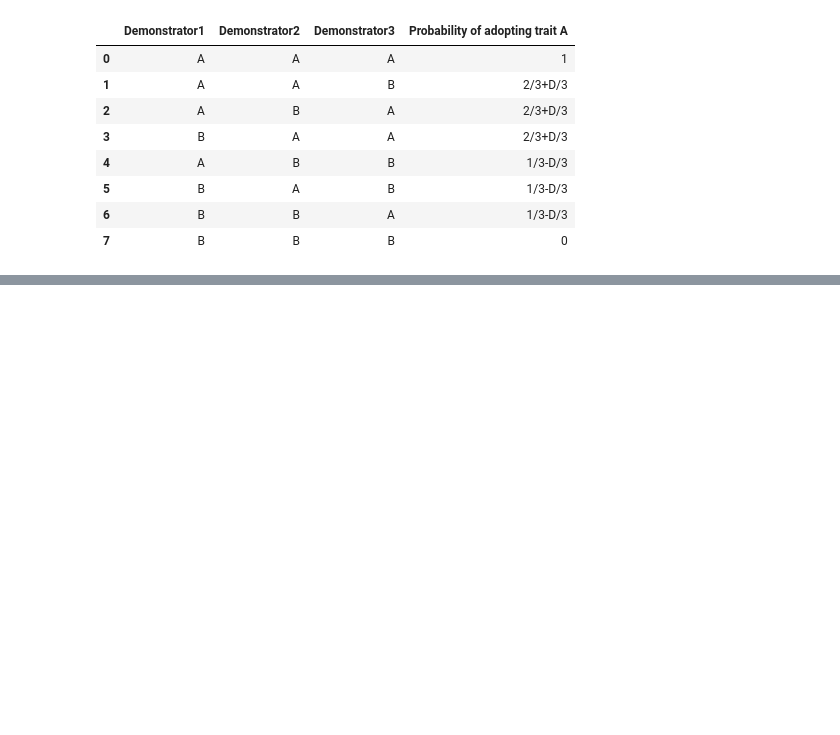
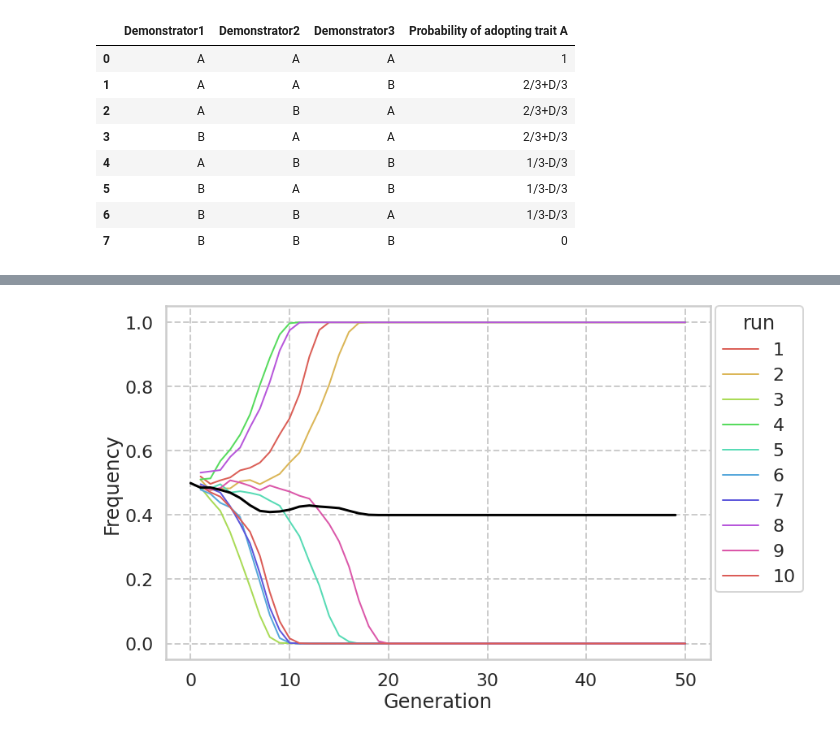
Before and after one commit to kidd000/Acerbi_Textbook, a Jupyter notebook: acerbi_CH4.ipynb, the cells around one changed output, grey strips where cells are left out. Drawn from its saved outputs; the diff is of its cells as text; code cells hidden in the pictures; blank space fills up the shorter version.

```diff
--- a/acerbi_CH4.ipynb
+++ b/acerbi_CH4.ipynb
@@ -83,3 +80,10 @@ Table
 | 5 | B | A | B | 1/3-D/3 |
 | 6 | B | B | A | 1/3-D/3 |
 | 7 | B | B | B | 0 |
+# %%
+# それぞれの行の3人のデモンストレータの形質の組み合わせの内、Aの数を取得
+demonstrators_bool = (demonstrators == "A")
+
+num_As = pd.DataFrame.sum(demonstrators_bool, axis = 1)
+
+num_As
@@ -85,0 +284,27 @@ Table
+# %%
+# 結果をプロットするための関数を定義
+import seaborn as sns
+
+def plot_multiple_runs(data_model, t_max):
+  # 体裁いじいじ
+  sns.set_palette("hls",n_colors=24)
+  sns.set('poster', 'whitegrid', 'dark', font_scale=1,
+          rc={"lines.linewidth": 2, 'grid.linestyle': '--'})
+
+  # ランごとの平均値推移
+  fig, ax = plt.subplots(figsize=(12, 8))
+  sns.lineplot(x="generation", y="p", hue="run", data=data_model, legend = "full", palette="hls")
+
+  # 全ランの平均値推移
+  p_mean_list = []
+  for g in range(1, 51):
+    p_mean_list.append(data_model[data_model.generation == g].p.mean())
+
+  plt.plot(p_mean_list,marker="None",linestyle="-",linewidth=3.0,color="black")
+  plt.legend(bbox_to_anchor=(1.01, 1),borderaxespad=0, title="run")
+  plt.xlabel("Generation")
+  plt.ylabel("Frequency")
+  plt.show()
+# %%
+data_model_D1 = conformist_transmission(N = 1000, p_0 = 0.5, D = 1, t_max = 50, r_max = 10)
+data_model_D1
@@ -85,0 +325,4 @@ Table
+# %%
+plot_multiple_runs(data_model_D1, t_max=50)
+# %% [output]
+[figure, added]
```
Also changed, not shown: parts of 25 cells of this notebook.
